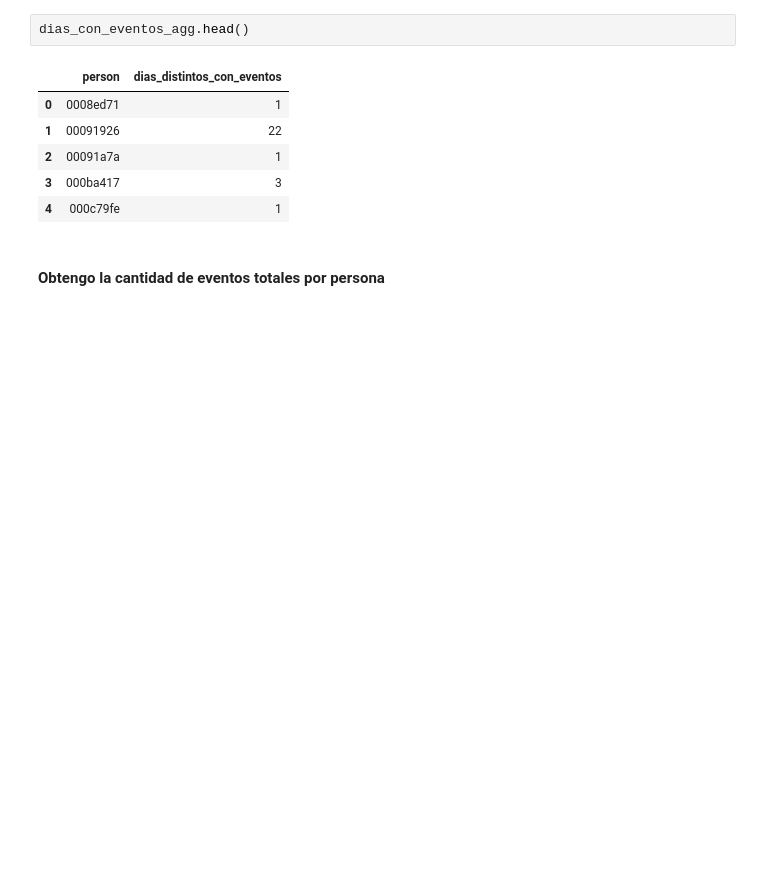
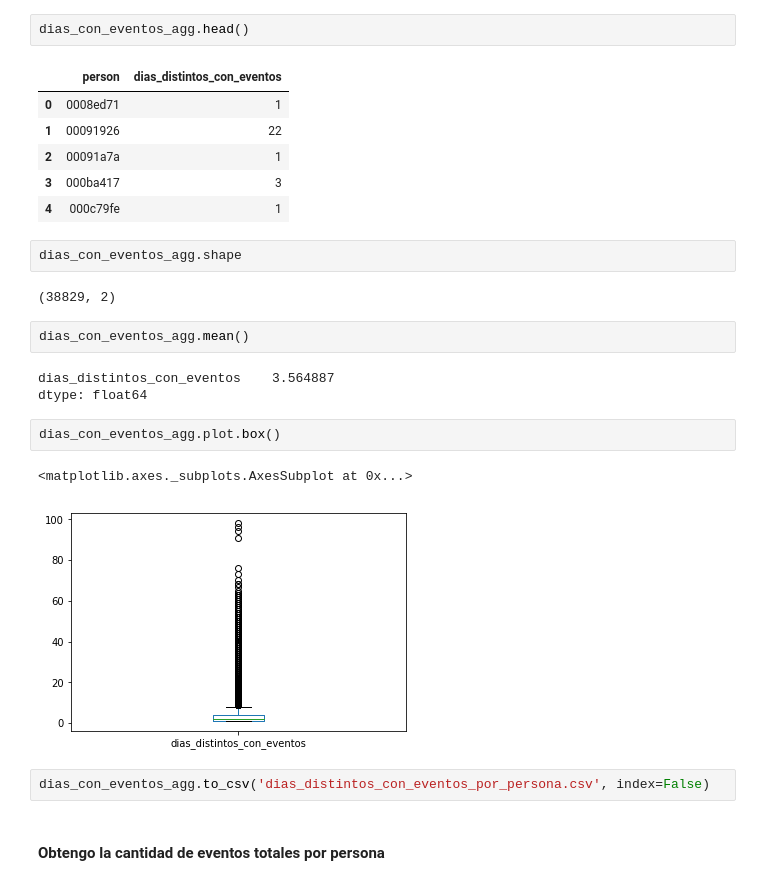
Before and after one commit to gabyrobles93/7506-TP2-MachineLearning, a Jupyter notebook: notebooks/gaby_feature_eng.ipynb, the cells around one changed output. Saved outputs shown, nothing was run; the diff lists cells and outputs as text; blank space fills up the shorter version.

```diff
--- a/notebooks/gaby_feature_eng.ipynb
+++ b/notebooks/gaby_feature_eng.ipynb
@@ -228,6 +245,22 @@ dias_con_eventos_agg.head()
 | 2 | 00091a7a | 1 |
 | 3 | 000ba417 | 3 |
 | 4 | 000c79fe | 1 |
+# %%
+dias_con_eventos_agg.shape
+# %% [output]
+(38829, 2)
+# %%
+dias_con_eventos_agg.mean()
+# %% [output]
+dias_distintos_con_eventos    3.564887
+dtype: float64
+# %%
+dias_con_eventos_agg.plot.box()
+# %% [output]
+<matplotlib.axes._subplots.AxesSubplot at 0x...>
+[figure, added]
+# %%
+dias_con_eventos_agg.to_csv('dias_distintos_con_eventos_por_persona.csv', index=False)
 # %% [markdown]
 #### Obtengo la cantidad de eventos totales por persona
 # %%
```
Also changed, not shown: parts of 10 cells of this notebook.
